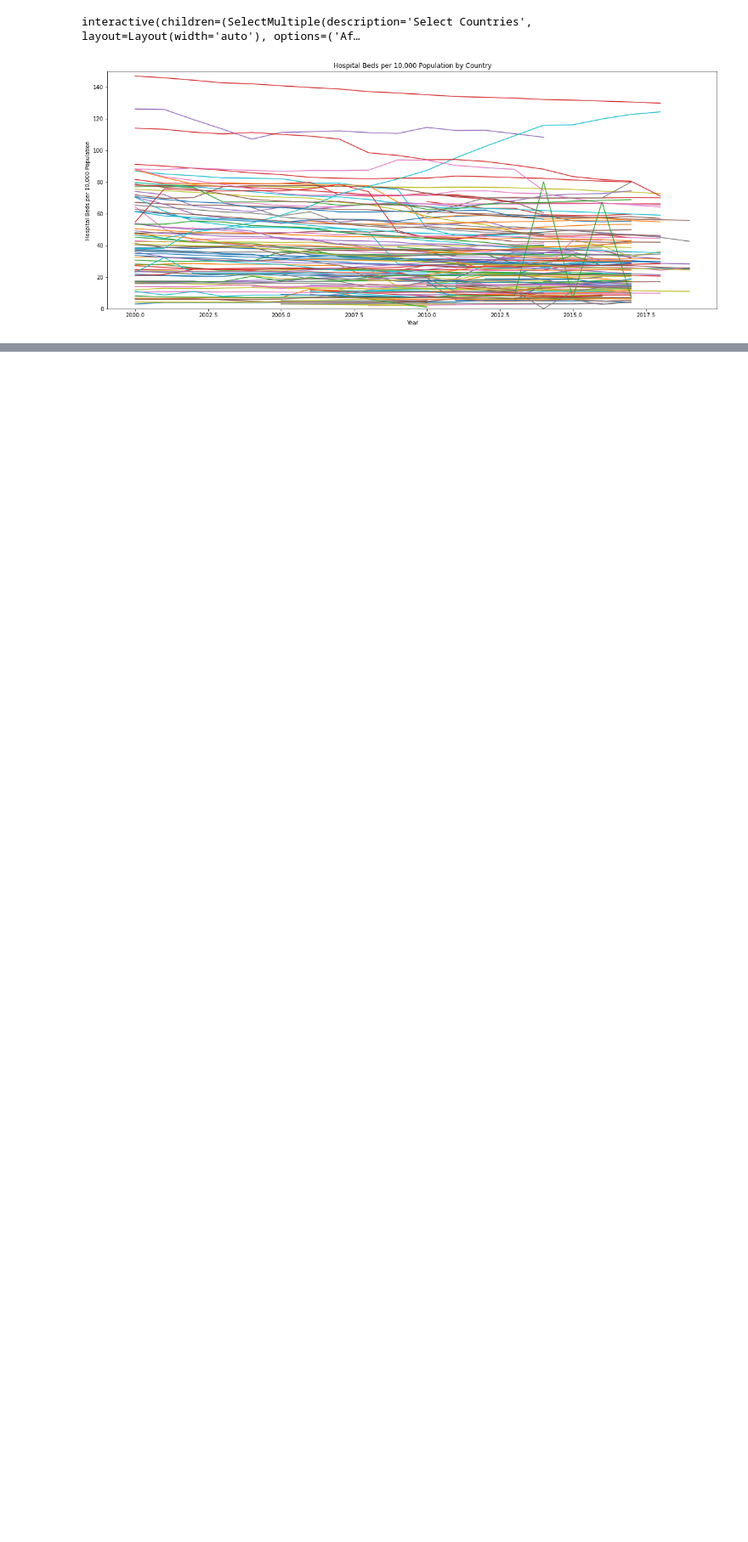
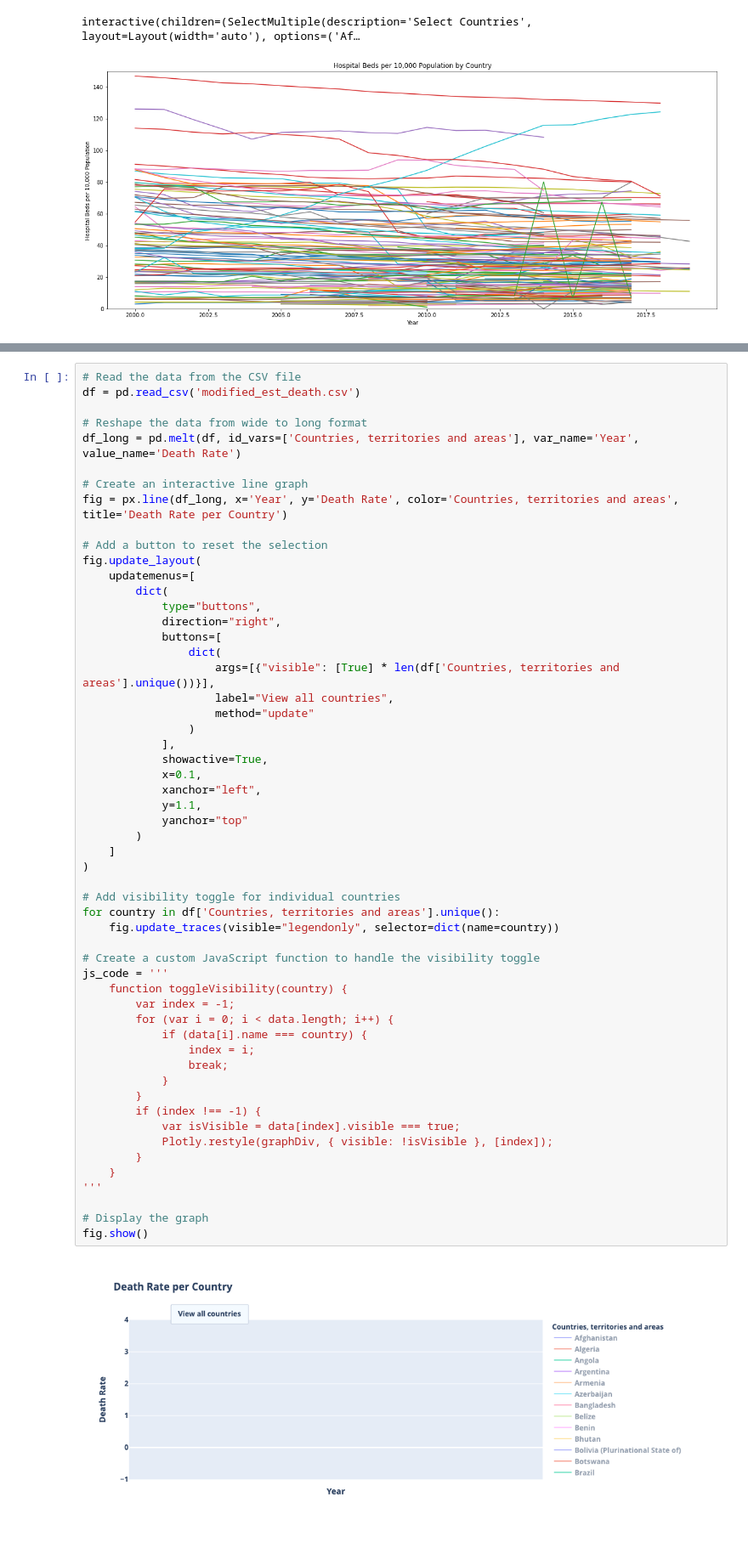
Before and after one commit to lillia7/hcde-410-final, a Jupyter notebook: ProjectProposal.ipynb, the cells around one changed output, grey strips where cells are left out. Shown at 85% size. Saved outputs shown, nothing was run; the diff lists cells and outputs as text; blank space fills up the shorter version.

```diff
--- a/ProjectProposal.ipynb
+++ b/ProjectProposal.ipynb
@@ -334,3 +343,60 @@ interactive(children=(SelectMultiple(description='Select Countries', layout=Layo
 [figure]
 # %% [markdown]
 ![Example Image](interactive_graph.jpg)
+# %%
+# Read the data from the CSV file
+df = pd.read_csv('modified_est_death.csv')
+
+# Reshape the data from wide to long format
+df_long = pd.melt(df, id_vars=['Countries, territories and areas'], var_name='Year', value_name='Death Rate')
+
+# Create an interactive line graph
+fig = px.line(df_long, x='Year', y='Death Rate', color='Countries, territories and areas', title='Death Rate per Country')
+
+# Add a button to reset the selection
+fig.update_layout(
+    updatemenus=[
+        dict(
+            type="buttons",
+            direction="right",
+            buttons=[
+                dict(
+                    args=[{"visible": [True] * len(df['Countries, territories and areas'].unique())}],
+                    label="View all countries",
+                    method="update"
+                )
+            ],
+            showactive=True,
+            x=0.1,
+            xanchor="left",
+            y=1.1,
+            yanchor="top"
+        )
+    ]
+)
+
+# Add visibility toggle for individual countries
+for country in df['Countries, territories and areas'].unique():
+    fig.update_traces(visible="legendonly", selector=dict(name=country))
+
+# Create a custom JavaScript function to handle the visibility toggle
+js_code = '''
+    function toggleVisibility(country) {
+        var index = -1;
+        for (var i = 0; i < data.length; i++) {
+            if (data[i].name === country) {
+                index = i;
+                break;
+            }
+        }
+        if (index !== -1) {
+            var isVisible = data[index].visible === true;
+            Plotly.restyle(graphDiv, { visible: !isVisible }, [index]);
+        }
+    }
+'''
+
+# Display the graph
+fig.show()
+# %% [output]
+[figure, added]
```
Also changed, not shown: parts of 5 cells of this notebook.
